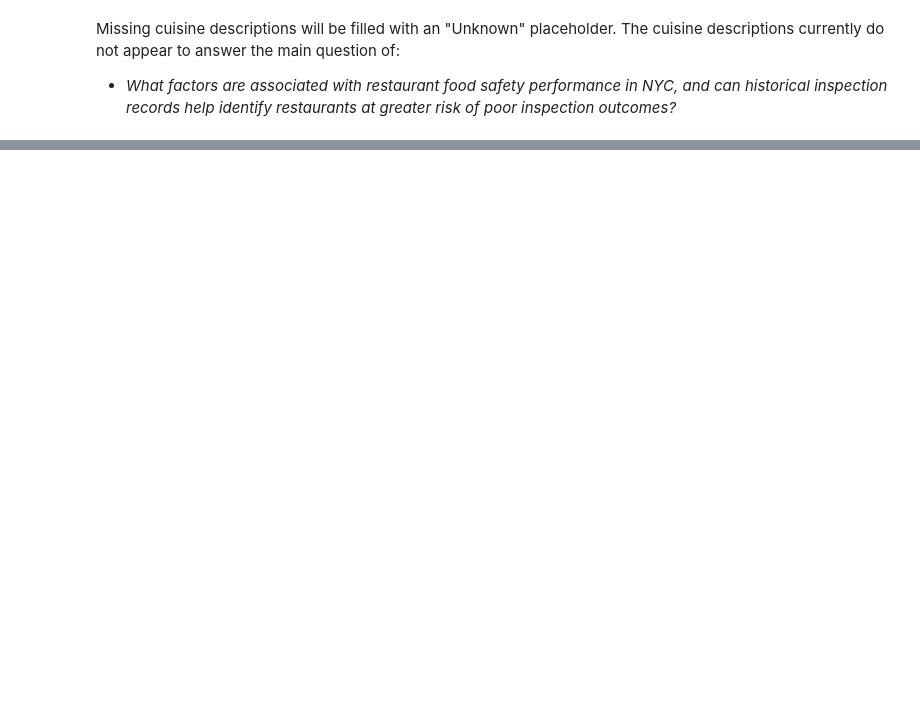
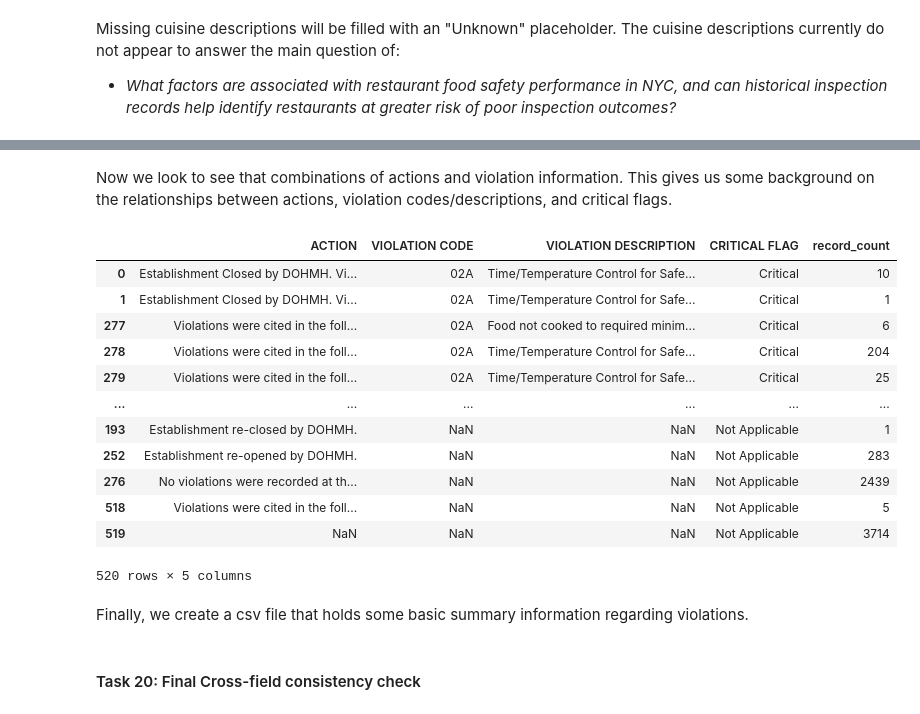
Before and after one commit to estvjana/nyc-restaurant-inspections, a Jupyter notebook: 02_data_validation.ipynb, the cells around one changed output, grey strips where cells are left out. Drawn from its saved outputs; the diff is of its cells as text; code cells hidden in the pictures; blank space fills up the shorter version.

Commit message:
Validating/reviewing values for dataset complete, csv files added to handoff folder

```diff
--- a/02_data_validation.ipynb
+++ b/02_data_validation.ipynb
@@ -220,0 +399,14 @@ df_prepared["CUISINE DESCRIPTION"] = (df_prepared["CUISINE DESCRIPTION"].fillna(
+# %%
+letter_grades = ["A","B","C"]
+other_grade_statuses = ["N", "P", "Z"]
+
+df_prepared["GRADE_CATEGORY"] = df_prepared["GRADE"].apply(
+    lambda x: (
+        "Official Letter Grade" if x in letter_grades
+        else "Temporary Grade Status" if x in other_grade_statuses
+        else "Missing" if pd.isna(x)
+        else "Other"
+    )
+)
+
+print(df_prepared["GRADE_CATEGORY"])
@@ -220,0 +651,33 @@ df_prepared["CUISINE DESCRIPTION"] = (df_prepared["CUISINE DESCRIPTION"].fillna(
+# %% [markdown]
+Now we look to see that combinations of actions and violation information. This gives us some background on the relationships between actions, violation codes/descriptions, and critical flags.
+# %%
+# Examine combinations of inspection action and violation information
+action_violation_check = (
+    df_prepared.groupby(
+        ["ACTION", "VIOLATION CODE", "VIOLATION DESCRIPTION",
+         "CRITICAL FLAG"],
+        dropna=False
+    )
+    .size()
+    .reset_index(name="record_count")
+)
+
+action_violation_check.sort_values(
+    ["VIOLATION CODE", "ACTION"]
+)
+# %% [output]
+|  | ACTION | VIOLATION CODE | VIOLATION DESCRIPTION | CRITICAL FLAG | record_count |
+| 0 | Establishment Closed by DOHMH. Vi... | 02A | Time/Temperature Control for Safe... | Critical | 10 |
+| 1 | Establishment Closed by DOHMH. Vi... | 02A | Time/Temperature Control for Safe... | Critical | 1 |
+| 277 | Violations were cited in the foll... | 02A | Food not cooked to required minim... | Critical | 6 |
+| 278 | Violations were cited in the foll... | 02A | Time/Temperature Control for Safe... | Critical | 204 |
+| 279 | Violations were cited in the foll... | 02A | Time/Temperature Control for Safe... | Critical | 25 |
+| ... | ... | ... | ... | ... | ... |
+| 193 | Establishment re-closed by DOHMH. | NaN | NaN | Not Applicable | 1 |
+| 252 | Establishment re-opened by DOHMH. | NaN | NaN | Not Applicable | 283 |
+| 276 | No violations were recorded at th... | NaN | NaN | Not Applicable | 2439 |
+| 518 | Violations were cited in the foll... | NaN | NaN | Not Applicable | 5 |
+| 519 | NaN | NaN | NaN | Not Applicable | 3714 |
+520 rows × 5 columns
+# %% [markdown]
+Finally, we create a csv file that holds some basic summary information regarding violations.
@@ -220,0 +709,2 @@ df_prepared["CUISINE DESCRIPTION"] = (df_prepared["CUISINE DESCRIPTION"].fillna(
+# %% [markdown]
+#### Task 20: Final Cross-field consistency check
```
Also changed, not shown: parts of 54 cells of this notebook.
